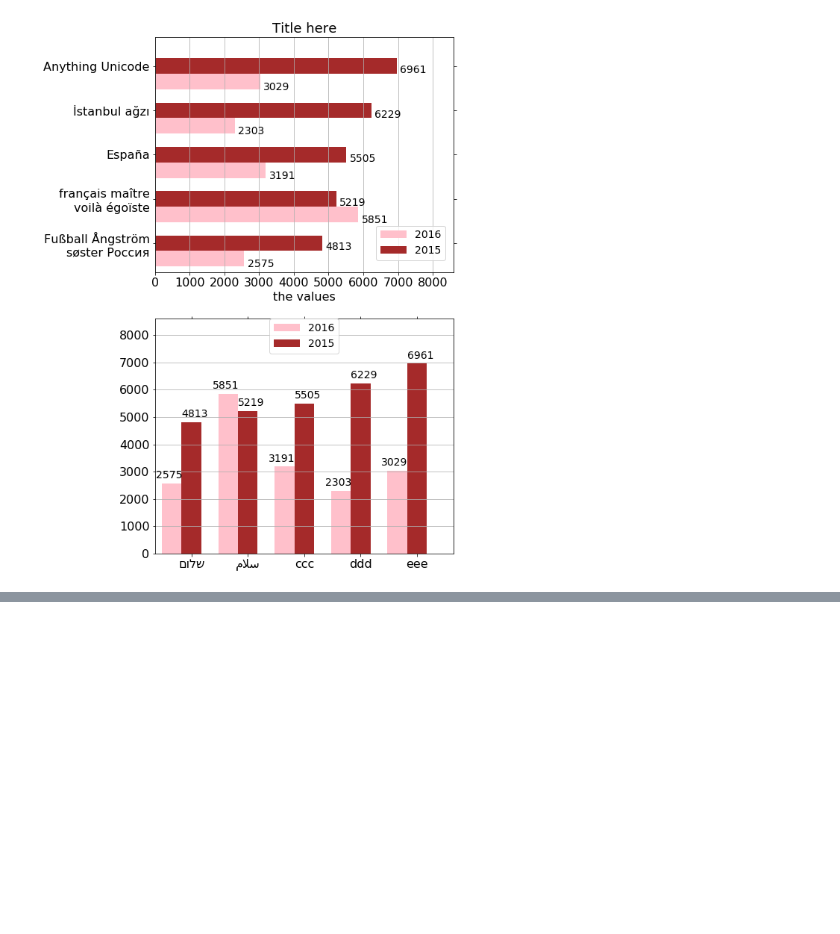
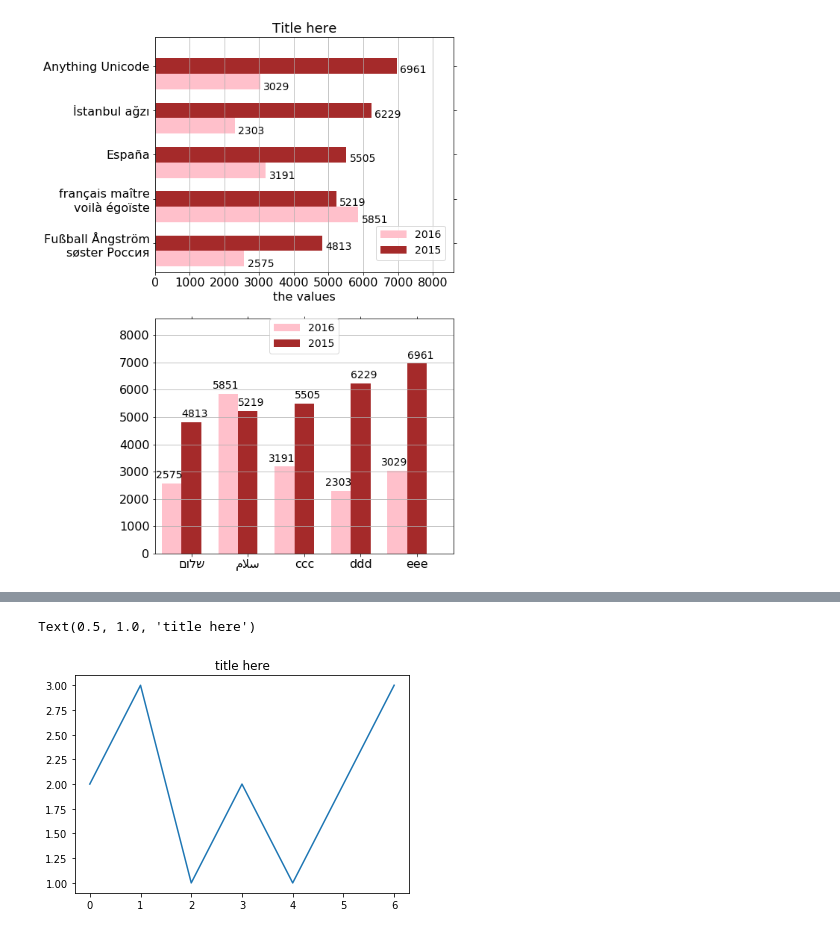
Before and after one commit to arybs/website, a Jupyter notebook: _notebooks/2020-01-01-bars.ipynb, the cells around one changed output, grey strips where cells are left out. Cells and saved outputs as stored; diff of their text form; code cells hidden in the pictures; blank space fills up the shorter version.

```diff
--- a/_notebooks/2020-01-01-bars.ipynb
+++ b/_notebooks/2020-01-01-bars.ipynb
@@ -165,0 +195,7 @@ fig
+# %%
+#hide_input
+plt.plot([2,3,1,2,1,2,3])
+plt.title("title here")
+# %% [output]
+Text(0.5, 1.0, 'title here')
+[figure, added]
```
Also changed, not shown: parts of 5 cells of this notebook, 16 other files.
